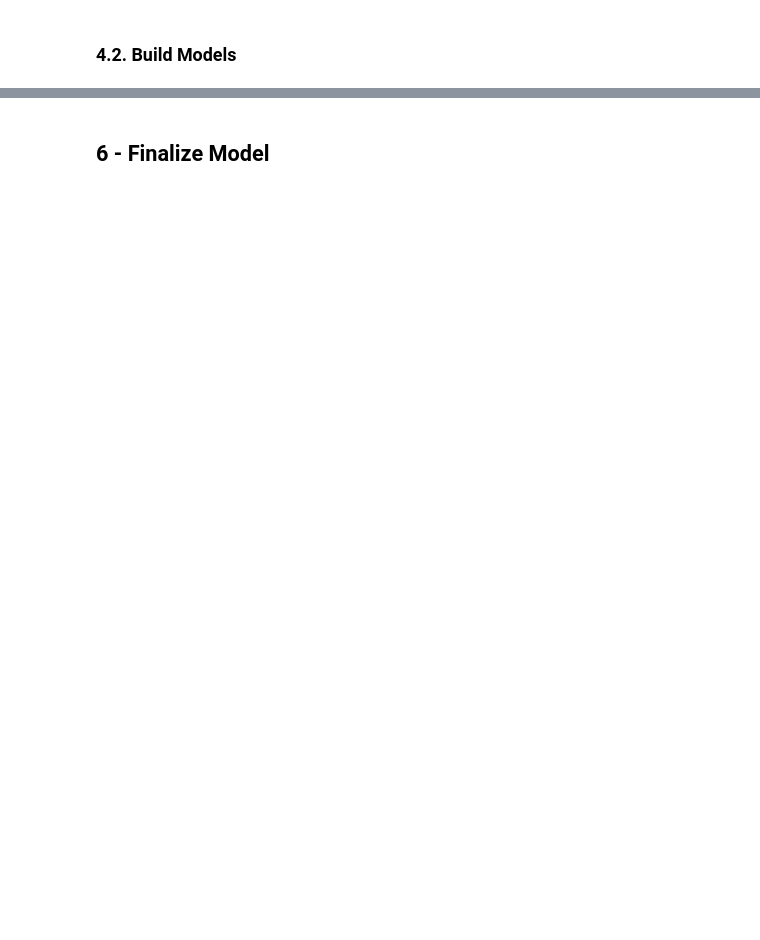
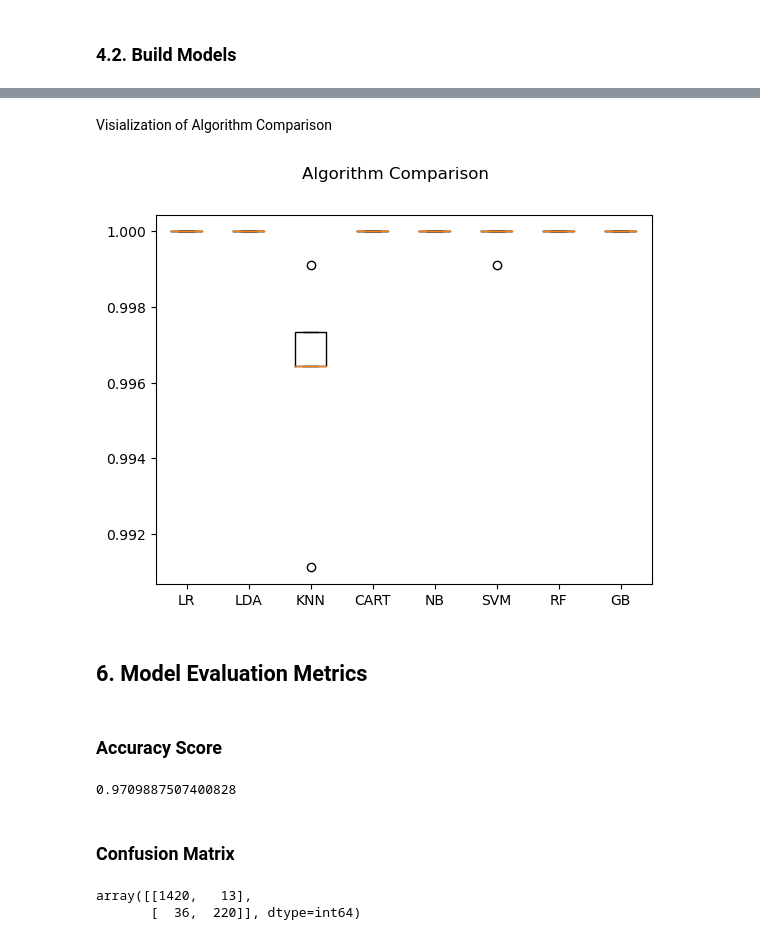
Before and after one commit to honhanbao/ML_Ecommerce-Customer-Churn, a Jupyter notebook: ecommerce_customer_churn.ipynb, the cells around one changed output, grey strips where cells are left out. Drawn from its saved outputs; the diff is of its cells as text; code cells hidden in the pictures; blank space fills up the shorter version.

Commit message:
Evaluation metrix

```diff
--- a/ecommerce_customer_churn.ipynb
+++ b/ecommerce_customer_churn.ipynb
@@ -626,2 +743,15 @@ ValueError: could not convert string to float: 'Phone'
+# %% [markdown]
+Visialization of Algorithm Comparison
+# %%
+# Compare Algorithms
+import matplotlib.pyplot as plt
+fig = plt.figure()
+fig.suptitle('Algorithm Comparison')
+ax = fig.add_subplot(111)
+plt.boxplot(results)
+ax.set_xticklabels(names)
+plt.show()
+# %% [output]
+[figure, added]
 # %% [markdown]
-## 6 - Finalize Model
+## 6. Model Evaluation Metrics
@@ -627,0 +763,18 @@ ValueError: could not convert string to float: 'Phone'
+# %% [markdown]
+### Accuracy Score
+# %%
+# Accuracy score
+# print(f'Accuracy score: \n {accuracy_score(y_test, predictions)}\n')
+accuracy_score(y_test, predictions)
+# %% [output]
+0.9709887507400828
+# %% [markdown]
+### Confusion Matrix
+# %%
+# confusion matrix
+# print(f'Confusion matrix: \n {confusion_matrix(y_test, predictions)}\n')
+conf_matrix = confusion_matrix(y_test, predictions)
+conf_matrix
+# %% [output]
+array([[1420,   13],
+       [  36,  220]], dtype=int64)
```
Also changed, not shown: parts of 38 cells of this notebook.
